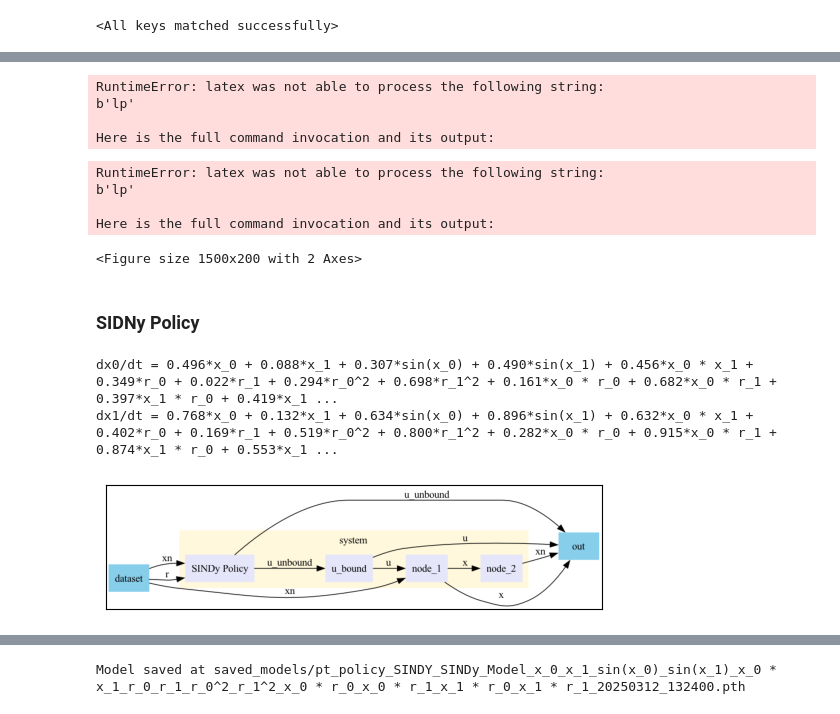
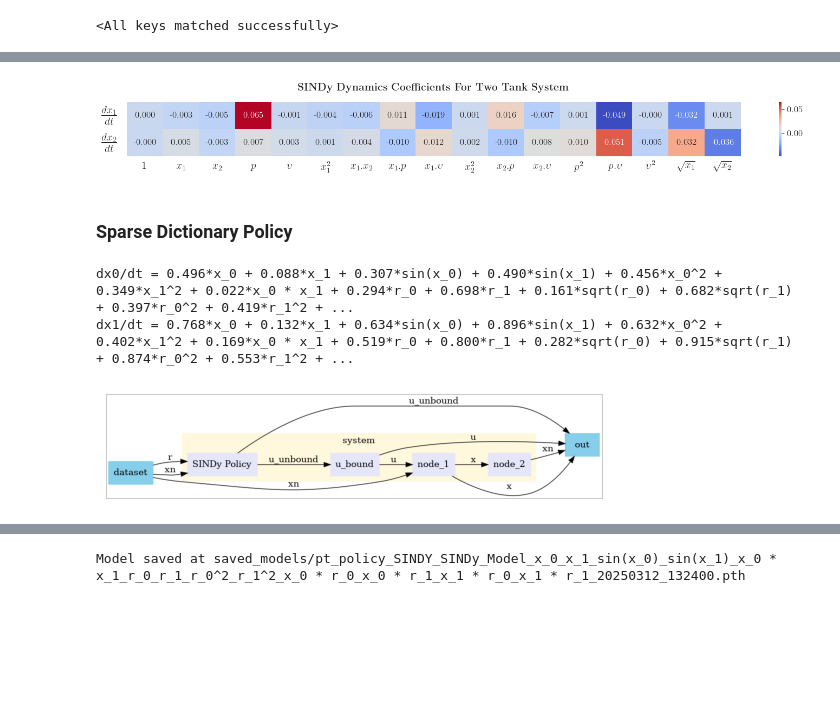
Before and after one commit to Alirezad126/SparseDPC, a Jupyter notebook: 5_Online_DPC/TwoTank_SINDy_Dynamics.ipynb, the cells around one changed output, grey strips where cells are left out. Saved outputs shown, nothing was run; the diff lists cells and outputs as text; code cells hidden in the pictures; blank space fills up the shorter version.

```diff
--- a/5_Online_DPC/TwoTank_SINDy_Dynamics.ipynb
+++ b/5_Online_DPC/TwoTank_SINDy_Dynamics.ipynb
@@ -248,13 +277,24 @@ import seaborn as sns
 
 coefficients = fx.coef.data.numpy()
 
-def convert_to_latex(names):
-    return [rf"${i.replace('*', ' ').replace('  ', ' ')}$" for i in names]
-function_names_latex = convert_to_latex(fx.library.function_names)
-
-control_terms_latex = [r"$dx_0$", r"$dx_1$"]
-
-
+control_terms_latex = [r"$\frac{dx_1}{dt}$", r"$\frac{dx_2}{dt}$"]
+function_names_latex = ['$1$',
+ r'$x_1$',
+ r'$x_2$',
+ r'${p}$',
+ r'${\upsilon}$',
+ r'$x_1^2$',
+ r'$x_1.x_2$',
+ r'$x_1.p$',
+ r'$x_1.{\upsilon}$',
+ r'$x_2^2$',
+ r'$x_2.p$',
+ r'$x_2.{\upsilon}$',
+ r'$p^2$',
+ r'$p.\upsilon$',
+ r'$\upsilon^2$',
+ r'$\sqrt{x_1}$',
+ r'$\sqrt{x_2}$']
 
 plt.rcParams.update({
     "text.usetex": True,
@@ -263,31 +303,28 @@ plt.rcParams.update({
 })
 
 fig, ax = plt.subplots(figsize=(15, 2))
-sns.heatmap(coefficients.T, annot=True, xticklabels=function_names_latex, yticklabels=control_terms_latex, cmap="coolwarm", fmt=".2f", ax=ax)
+sns.heatmap(coefficients.T, annot=True, xticklabels=function_names_latex, yticklabels=control_terms_latex, cmap="coolwarm", fmt=".3f", ax=ax)
 
-ax.set_ylabel(r"\textbf{Control Terms}", fontsize=14, labelpad=10)
-ax.set_xlabel(r"\textbf{Function Library}", fontsize=14, labelpad=10)
-ax.set_title(r"\textbf{Coefficient Heatmap}", fontsize=14)
+ax.set_title(r"\textbf{SINDy Dynamics Coefficients For Two Tank System}", fontsize=14, pad=15)
+plt.yticks(rotation=0, ha='center', fontsize=20)
+ax.tick_params(axis='y', which='major', pad=20)
 
-ax.xaxis.tick_top()  # Move x-axis ticks to the top first
-ax.xaxis.set_label_position('bottom')  # Move label to the bottom
-ax.tick_params(axis='x', bottom=False, top=False, labelbottom=True, labeltop=False)  # Enable bottom ticks, disable top
-plt.xticks(rotation=0, ha='center')  # Keep x-axis labels horizontal
+ax.xaxis.tick_top()
+ax.xaxis.set_label_position('bottom')
+ax.tick_params(axis='x', bottom=False, top=False, labelbottom=True, labeltop=False)
+plt.xticks(rotation=0, ha='center', fontsize=14)
+
+# Make the colorbar labels bigger
+cbar = ax.collections[0].colorbar
+cbar.ax.tick_params(labelsize=12)  # Adjust colorbar font size
 
 plt.tight_layout()
+plt.savefig(fname="results/TwoTank/TwoTank_SINDy_Coefficients.eps", format="eps", bbox_inches="tight")
 plt.show()
 # %% [output]
-RuntimeError: latex was not able to process the following string:
-b'lp'
-
-Here is the full command invocation and its output:
-RuntimeError: latex was not able to process the following string:
-b'lp'
-
-Here is the full command invocation and its output:
-<Figure size 1500x200 with 2 Axes>
+[figure, added]
 # %% [markdown]
-### SIDNy Policy
+### Sparse Dictionary Policy
 # %%
 # ground truth system model
 gt_model = psl.nonautonomous.TwoTank(seed=9)
@@ -355,6 +392,10 @@ theta_names += [f"x_{i}" for i in range(n_features)]
 theta_funs += [(lambda X, u, i=i: torch.sin(X[:, i])) for i in range(n_features)]
 theta_names += [f"sin(x_{i})" for i in range(n_features)]
 
+# Squared features (x_i^2)
+theta_funs += [(lambda X, u, i=i: x[:, i] ** 2) for i in range(n_features)]
+theta_names += [f"x_{i}^2" for i in range(n_features)]
+
 # # Product of x_i and sin(x_i)
 # theta_funs += [(lambda X, u, i=i: X[:, i] * torch.sin(X[:, i])) for i in range(n_features)]
 # theta_names += [f"x_{i} * sin(x_{i})" for i in range(n_features)]
@@ -364,36 +405,40 @@ for i, j in itertools.combinations(range(n_features), 2):
     theta_funs.append(lambda X, u, i=i, j=j: X[:, i] * X[:, j])
     theta_names.append(f"x_{i} * x_{j}")
 
 
 # Control inputs (u_i)
 theta_funs += [(lambda X, u, i=i: u[:, i]) for i in range(n_controls)]
 theta_names += [f"r_{i}" for i in range(n_controls)]
+
+# Control inputs (sqrt(u_i))
+theta_funs += [(lambda X, u, i=i: torch.sqrt(u[:,i])) for i in range(n_controls)]
+theta_names += [f"sqrt(r_{i})" for i in range(n_controls)]
 
 # Squared control inputs (u_i^2)
 theta_funs += [(lambda X, u, i=i: u[:, i] ** 2) for i in range(n_controls)]
 theta_names += [f"r_{i}^2" for i in range(n_controls)]
 
 # Interaction terms (x_i * u_j)
 theta_funs += [(lambda X, u, i=i, j=j: X[:, i] * u[:, j]) for i in range(n_features) for j in range(n_controls)]
 theta_names += [f"x_{i} * r_{j}" for i in range(n_features) for j in range(n_controls)]
 
 # Create function library
 theta_library = FunctionLibrary(theta_funs, n_features, n_controls, theta_names)
 
 
 # Create SINDy model
 policy_sindy = sindy.SINDy(theta_library)
 print(policy_sindy)
 
 policy_node = Node(policy_sindy,  ['xn', 'r'], ['u_unbound'], name="SINDy Policy")
 u_bound = Node(lambda u: torch.sigmoid(u) * (umax-umin) + umin, ['u_unbound'], ['u'], name="u_bound")
 
 sindy_system = System([policy_node, u_bound, integrator_node, x_bound], nsteps=nsteps)
 sindy_system.show()
 # %% [output]
-dx0/dt = 0.496*x_0 + 0.088*x_1 + 0.307*sin(x_0) + 0.490*sin(x_1) + 0.456*x_0 * x_1 + 0.349*r_0 + 0.022*r_1 + 0.294*r_0^2 + 0.698*r_1^2 + 0.161*x_0 * r_0 + 0.682*x_0 * r_1 + 0.397*x_1 * r_0 + 0.419*x_1 ...
-dx1/dt = 0.768*x_0 + 0.132*x_1 + 0.634*sin(x_0) + 0.896*sin(x_1) + 0.632*x_0 * x_1 + 0.402*r_0 + 0.169*r_1 + 0.519*r_0^2 + 0.800*r_1^2 + 0.282*x_0 * r_0 + 0.915*x_0 * r_1 + 0.874*x_1 * r_0 + 0.553*x_1 ...
+dx0/dt = 0.496*x_0 + 0.088*x_1 + 0.307*sin(x_0) + 0.490*sin(x_1) + 0.456*x_0^2 + 0.349*x_1^2 + 0.022*x_0 * x_1 + 0.294*r_0 + 0.698*r_1 + 0.161*sqrt(r_0) + 0.682*sqrt(r_1) + 0.397*r_0^2 + 0.419*r_1^2 + ...
+dx1/dt = 0.768*x_0 + 0.132*x_1 + 0.634*sin(x_0) + 0.896*sin(x_1) + 0.632*x_0^2 + 0.402*x_1^2 + 0.169*x_0 * x_1 + 0.519*r_0 + 0.800*r_1 + 0.282*sqrt(r_0) + 0.915*sqrt(r_1) + 0.874*r_0^2 + 0.553*r_1^2 + ...
-[figure, old version]
+[figure, new version]
 # %%
 # variables
 x = variable('xn')
```
Also changed, not shown: parts of 33 cells of this notebook, 10 other files.
